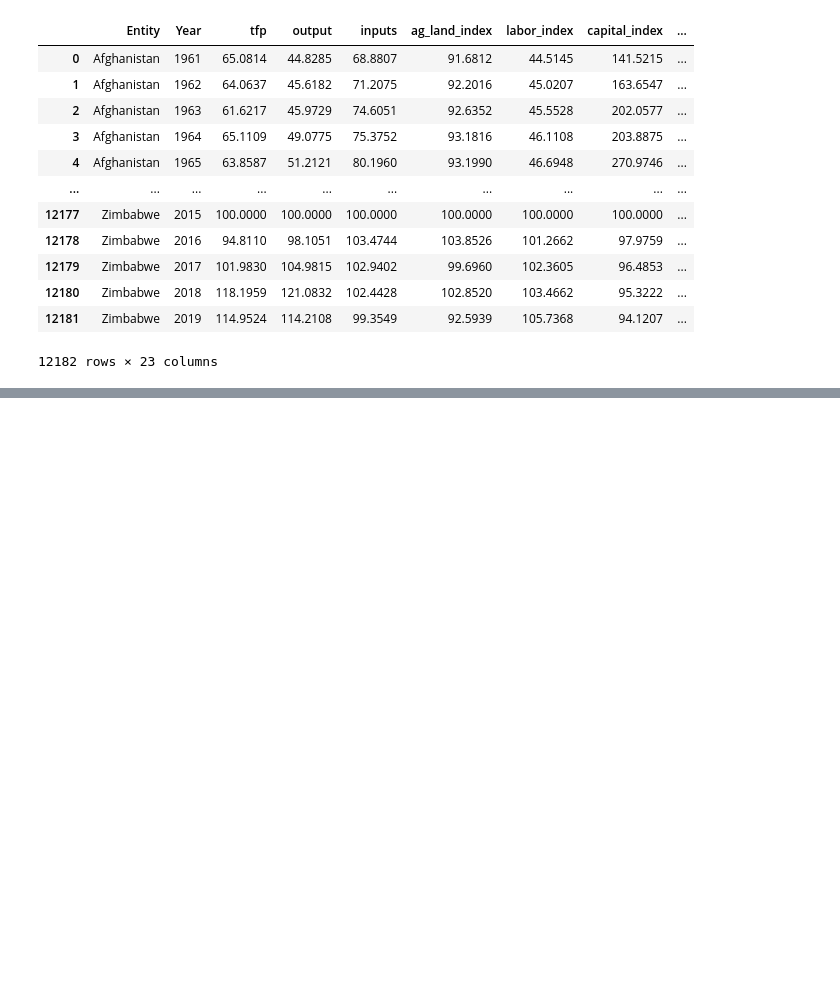
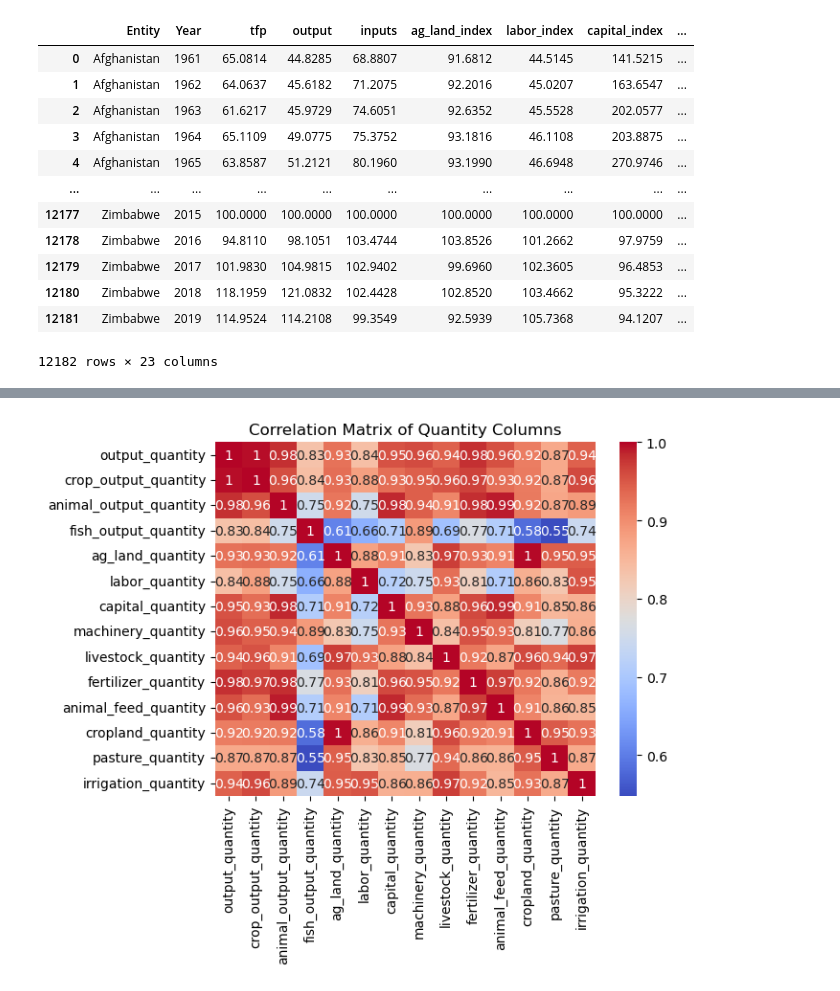
Before and after one commit to annaziegert/agriculture_production_nova, a Jupyter notebook: test_notebook.ipynb, the cells around one changed output, grey strips where cells are left out. Saved outputs shown, nothing was run; the diff lists cells and outputs as text; code cells hidden in the pictures; blank space fills up the shorter version.

```diff
--- a/test_notebook.ipynb
+++ b/test_notebook.ipynb
@@ -6,7 +6,8 @@ This module provides a class with 6 methods
 import os
 import pandas as pd
 import requests
-
+import seaborn as sns
+import matplotlib.pyplot as plt
 
 class Group22:
     """
@@ -69,6 +70,43 @@ class Group22:
         self.df = df
 
         return df
+
+
+    def get_countries(df):
+        """
+        Returns a list of all the countries of the dataset
+
+        Parameters
+        ----------
+        df : pandas dataframe
+            dataframe of the dataset
+
+        Returns
+        -------
+        list
+        """
+        return list(df['Entity'].unique())
+
+    def plot_quantity_correlation(df):
+        """
+        Returns a correlation matrix of the quantity columns
+
+        Parameters
+        ----------
+        df : pandas dataframe
+            dataframe of the dataset
+
+        Returns
+        -------
+        correlation matrix
+        """
+        quantity_cols = [col for col in df.columns if '_quantity' in col]
+        quantity_df = df[quantity_cols]
+        corr_matrix = quantity_df.corr()
+
+        sns.heatmap(corr_matrix, annot=True, cmap='coolwarm')
+        plt.title('Correlation Matrix of Quantity Columns')
+        plt.show()
 # %%
 agr_data = Group22('https://raw.githubusercontent.com/owid/owid-datasets/master/datasets/Agricultural%20total%20factor%20productivity%20(USDA)/Agricultural%20total%20factor%20productivity%20(USDA).csv', 'agr_data')
 Group22.download_data(agr_data)
@@ -89,0 +148,4 @@ agr_data has been downloaded
+# %%
+Group22.plot_quantity_correlation(agr_data.df)
+# %% [output]
+[figure, added]
```
Also changed, not shown: parts of 1 cell of this notebook, 1 other file.
